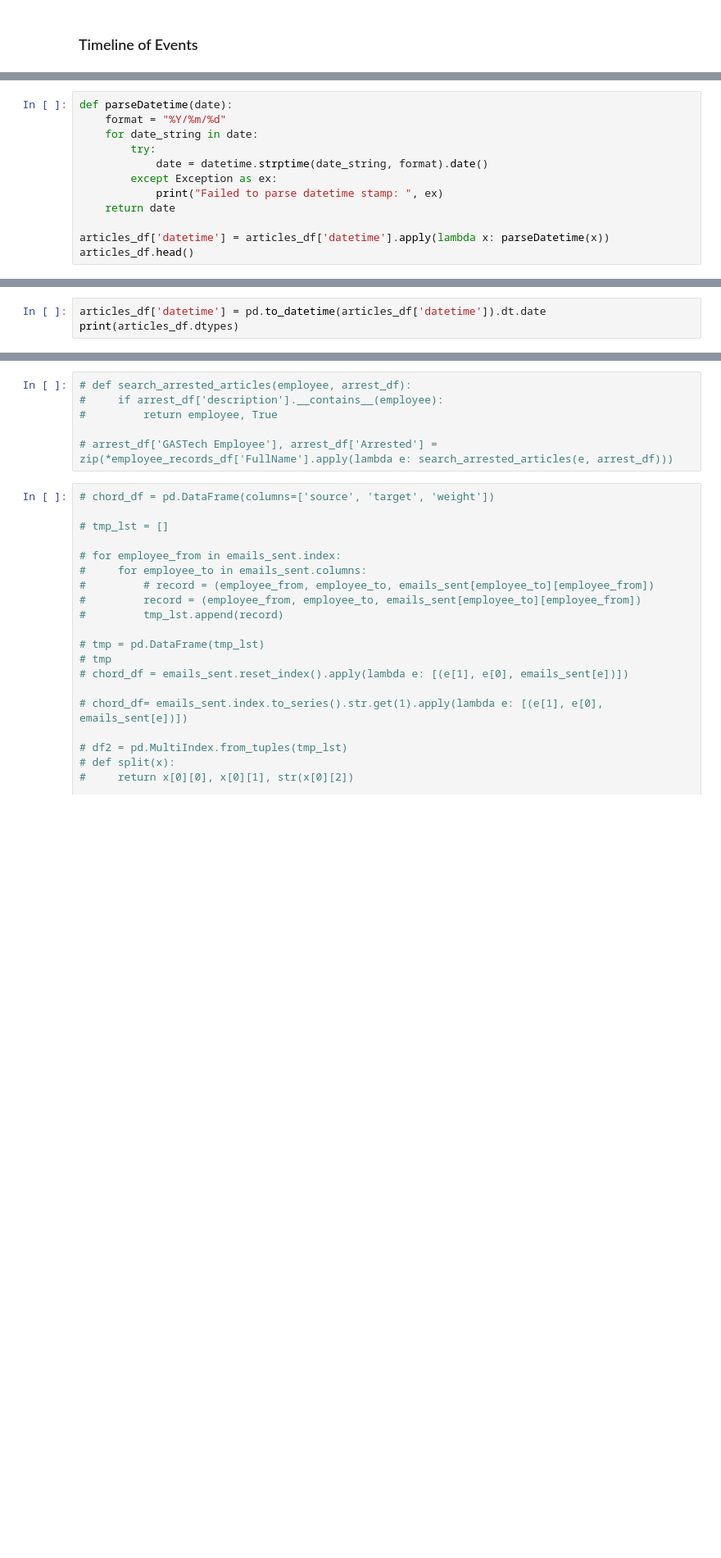
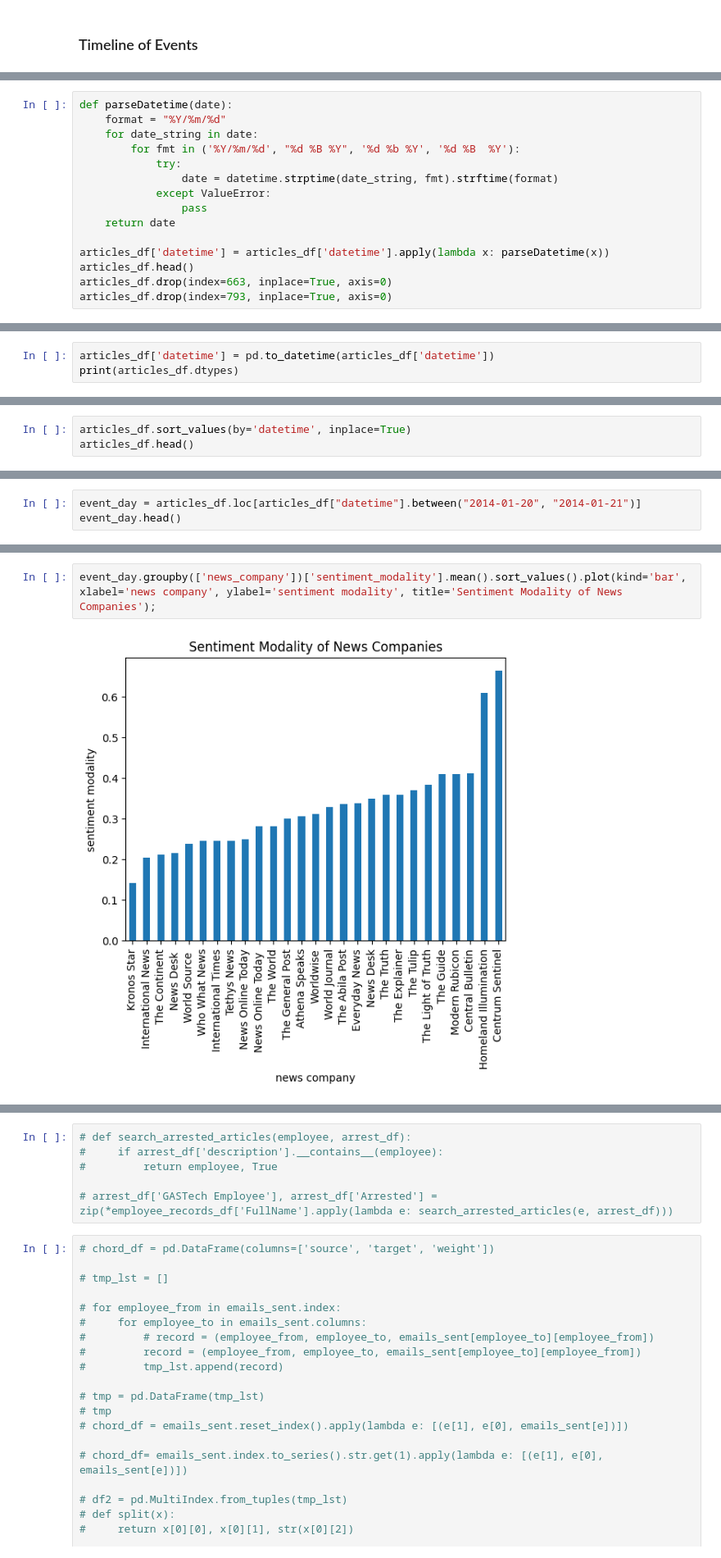
Before and after one commit to hypothetical-lemon/COMP4449-capstone, a Jupyter notebook: final/KronosKidnapping/heather_lemon_final_kidnappingreport.ipynb, the cells around one changed output, grey strips where cells are left out. Shown at 82% size. Drawn from its saved outputs; the diff is of its cells as text; blank space fills up the shorter version.

Commit message:
add sentient modality news graph

```diff
--- a/final/KronosKidnapping/heather_lemon_final_kidnappingreport.ipynb
+++ b/final/KronosKidnapping/heather_lemon_final_kidnappingreport.ipynb
@@ -547,11 +929,14 @@ articles_df.head()
 def parseDatetime(date):
     format = "%Y/%m/%d"
     for date_string in date:
-        try:
-            date = datetime.strptime(date_string, format).date()
-        except Exception as ex:
-            print("Failed to parse datetime stamp: ", ex)
+        for fmt in ('%Y/%m/%d', "%d %B %Y", '%d %b %Y', '%d %B  %Y'):
+            try:
+                date = datetime.strptime(date_string, fmt).strftime(format)
+            except ValueError:
+                pass
     return date
 
 articles_df['datetime'] = articles_df['datetime'].apply(lambda x: parseDatetime(x))
 articles_df.head()
+articles_df.drop(index=663, inplace=True, axis=0)
+articles_df.drop(index=793, inplace=True, axis=0)
@@ -558,3 +953,3 @@ articles_df.head()
 # %%
-articles_df['datetime'] = pd.to_datetime(articles_df['datetime']).dt.date
+articles_df['datetime'] = pd.to_datetime(articles_df['datetime'])
 print(articles_df.dtypes)
@@ -560,0 +964,3 @@ print(articles_df.dtypes)
+# %%
+articles_df.sort_values(by='datetime', inplace=True)
+articles_df.head()
@@ -560,0 +976,3 @@ print(articles_df.dtypes)
+# %%
+event_day = articles_df.loc[articles_df["datetime"].between("2014-01-20", "2014-01-21")]
+event_day.head()
@@ -560,0 +988,4 @@ print(articles_df.dtypes)
+# %%
+event_day.groupby(['news_company'])['sentiment_modality'].mean().sort_values().plot(kind='bar', xlabel='news company', ylabel='sentiment modality', title='Sentiment Modality of News Companies');
+# %% [output]
+[figure, added]
```
Also changed, not shown: parts of 54 cells of this notebook.
